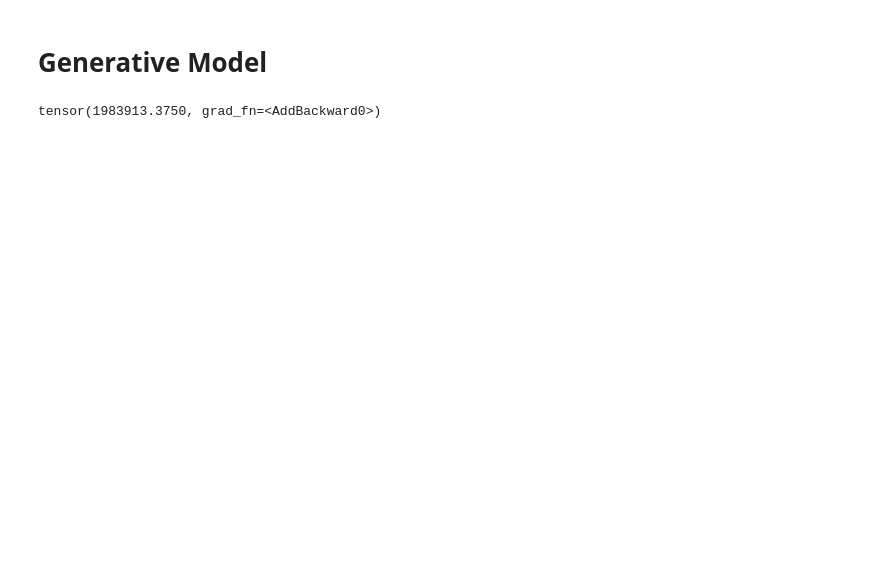
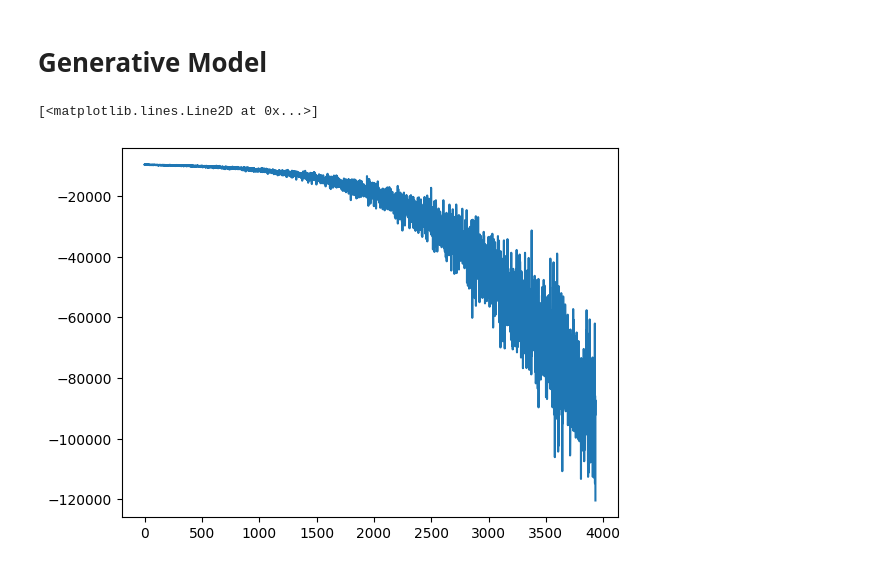
Before and after one commit to okh00/GameOfThronesPredictions, a Jupyter notebook: code/GameOfThronesPrediction.ipynb, the cells around one changed output. Saved outputs shown, nothing was run; the diff lists cells and outputs as text; code cells hidden in the pictures; blank space fills up the shorter version.

```diff
--- a/code/GameOfThronesPrediction.ipynb
+++ b/code/GameOfThronesPrediction.ipynb
@@ -193,2 +241,3 @@ model = DeepVGAE()
 # %%
-optimizer = torch.optim.Adam(model.parameters(), lr=0.001)
+model = DeepVGAE()
+optimizer = torch.optim.Adam(model.parameters(), lr=0.00001)
@@ -197,6 +243,0 @@ out = model(features, adj)
-# %%
-l = model.loss(features, adj, pyg_graph.edge_index, pyg_graph.edge_index)
-print(l)
-l.backward()
-# %% [output]
-tensor(1983913.3750, grad_fn=<AddBackward0>)
@@ -207,0 +244,41 @@ pyg_graph = from_networkx(graph)
+# %%
+#One training step
+from tqdm import tqdm
+
+
+#Give the input graph to the VGAE
+overall_loss = []
+reconstruction_loss = []
+kl_loss = []
+
+EPOCHS = 2
+
+model.train()
+for epoch in tqdm(range(EPOCHS)):
+    for i in range(6):
+
+        optimizer.zero_grad()
+        #Inference
+        predicted_adj = model(per_season_features[i], per_season_normalized_adj[i])
+
+
+        #find reconstruction loss
+        loss = find_loss(predicted_adj, per_season_adj[i+1])
+        reconstruction_loss.append(loss.clone().detach().numpy())
+
+        #find kl loss
+        kl_divergence = model.kl_loss
+        kl_loss.append(kl_divergence.clone().detach().numpy())
+
+        #add recon_loss + kl_loss
+        loss -= kl_divergence
+        overall_loss.append(loss.clone().detach().numpy())
+
+
+        loss.backward()
+        optimizer.step()
+# %%
+plt.plot(range(EPOCHS * 6), reconstruction_loss)
+# %% [output]
+[<matplotlib.lines.Line2D at 0x...>]
+[figure, added]
```
Also changed, not shown: parts of 19 cells of this notebook, 5 other files.
